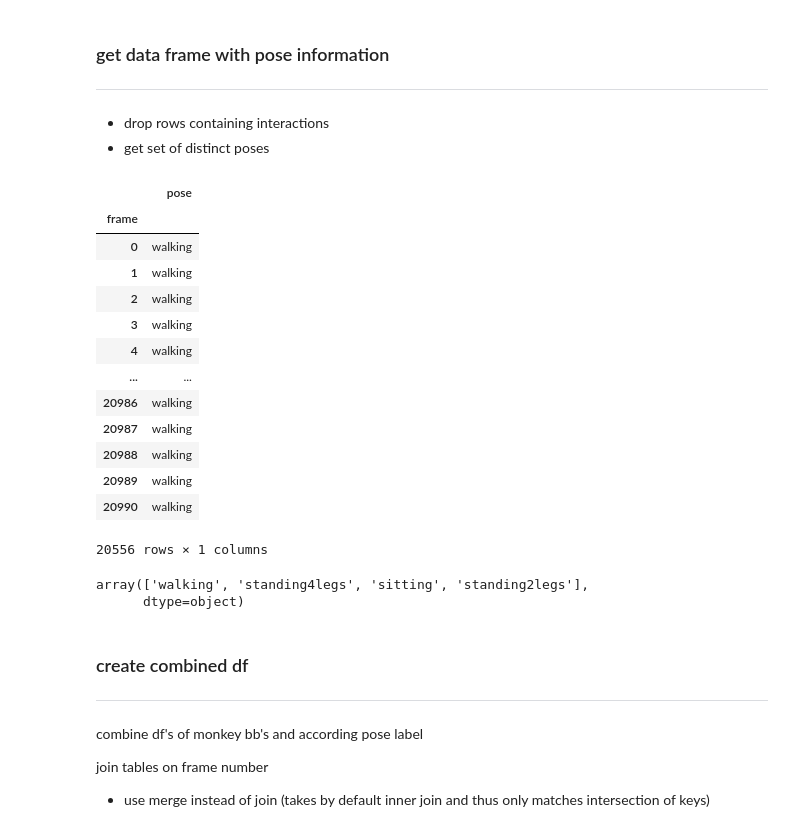
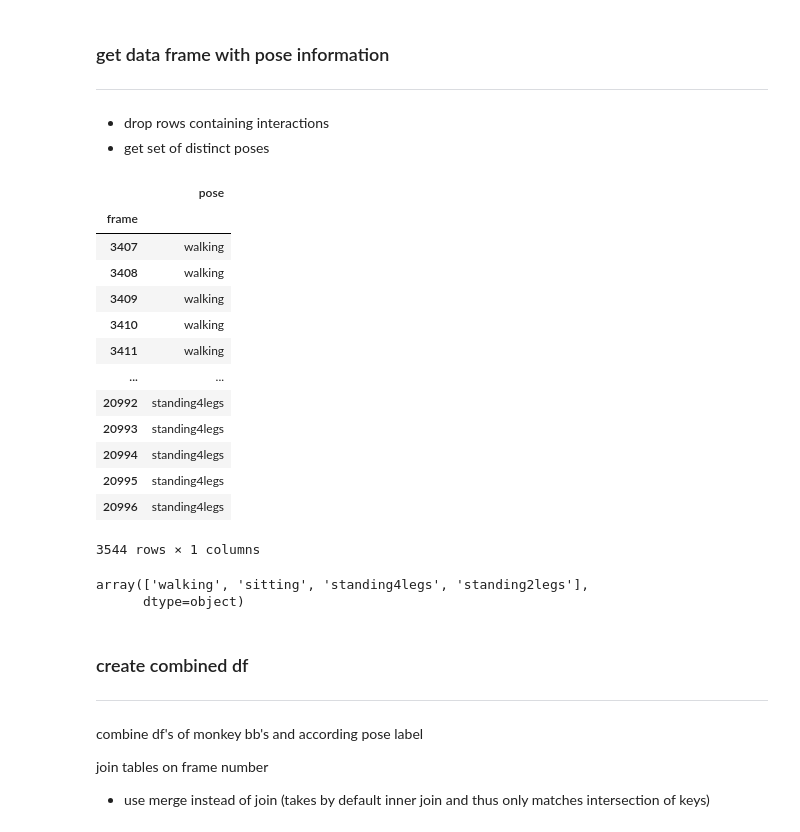
Before and after one commit to mnuske/monkey-pose-classification, a Jupyter notebook: data_preprocess.ipynb, the cells around one changed output. Saved outputs shown, nothing was run; the diff lists cells and outputs as text; code cells hidden in the pictures.

```diff
--- a/data_preprocess.ipynb
+++ b/data_preprocess.ipynb
@@ -20,7 +20,7 @@ CUT_SIZE = 400
 # size of frames to be fed to the network
 SIZE = 256
 # %%
-p = Path(cwd, 'raw_data')
+p = Path(cwd, 'raw_data', 'luk-19_39')
 # %% [markdown]
 ### get frames of video
 # %%
@@ -82,44 +82,44 @@ bb_df
 - drop rows containing interactions
 - get set of distinct poses
 # %%
-label_df = pd.read_csv(str((p / 'hum_2021-09-21_M1-2_cam19415032_vid001.mp4.txt')), sep=' ', names=['frame','from','to','pose_or_action'])
+label_df = pd.read_csv(str((p / 'luk_2021-08-27_M1-1_cam19415039_vid000.mp4.txt')), sep=' ', names=['frame','from','to','pose_or_action'])
 
 # drop all rows containing interactions
 label_df = label_df[label_df.to == '-']
 
 # drop to column as it is no longer needed
 label_df.drop('to', axis=1, inplace=True)
 
 # rename last column as contents are now cleaned up
 label_df.rename(columns={'pose_or_action': 'pose'}, inplace=True)
 
 # can drop from column there is only one monkey either way...even if it is detected with multiple ID's
 label_df.drop('from', axis=1, inplace=True)
 
 # set frame column as index column
 label_df.set_index('frame', inplace=True)
 
 label_df
 # %% [output]
 |  | pose |
 | frame |  |
-| 0 | walking |
-| 1 | walking |
-| 2 | walking |
-| 3 | walking |
-| 4 | walking |
+| 3407 | walking |
+| 3408 | walking |
+| 3409 | walking |
+| 3410 | walking |
+| 3411 | walking |
 | ... | ... |
-| 20986 | walking |
-| 20987 | walking |
-| 20988 | walking |
-| 20989 | walking |
-| 20990 | walking |
+| 20992 | standing4legs |
+| 20993 | standing4legs |
+| 20994 | standing4legs |
+| 20995 | standing4legs |
+| 20996 | standing4legs |
-20556 rows × 1 columns
+3544 rows × 1 columns
 # %%
 labels = label_df.pose.unique()
 labels
 # %% [output]
-array(['walking', 'standing4legs', 'sitting', 'standing2legs'],
+array(['walking', 'sitting', 'standing4legs', 'standing2legs'],
       dtype=object)
 # %% [markdown]
 ### create combined df
```
Also changed, not shown: parts of 8 cells of this notebook.
